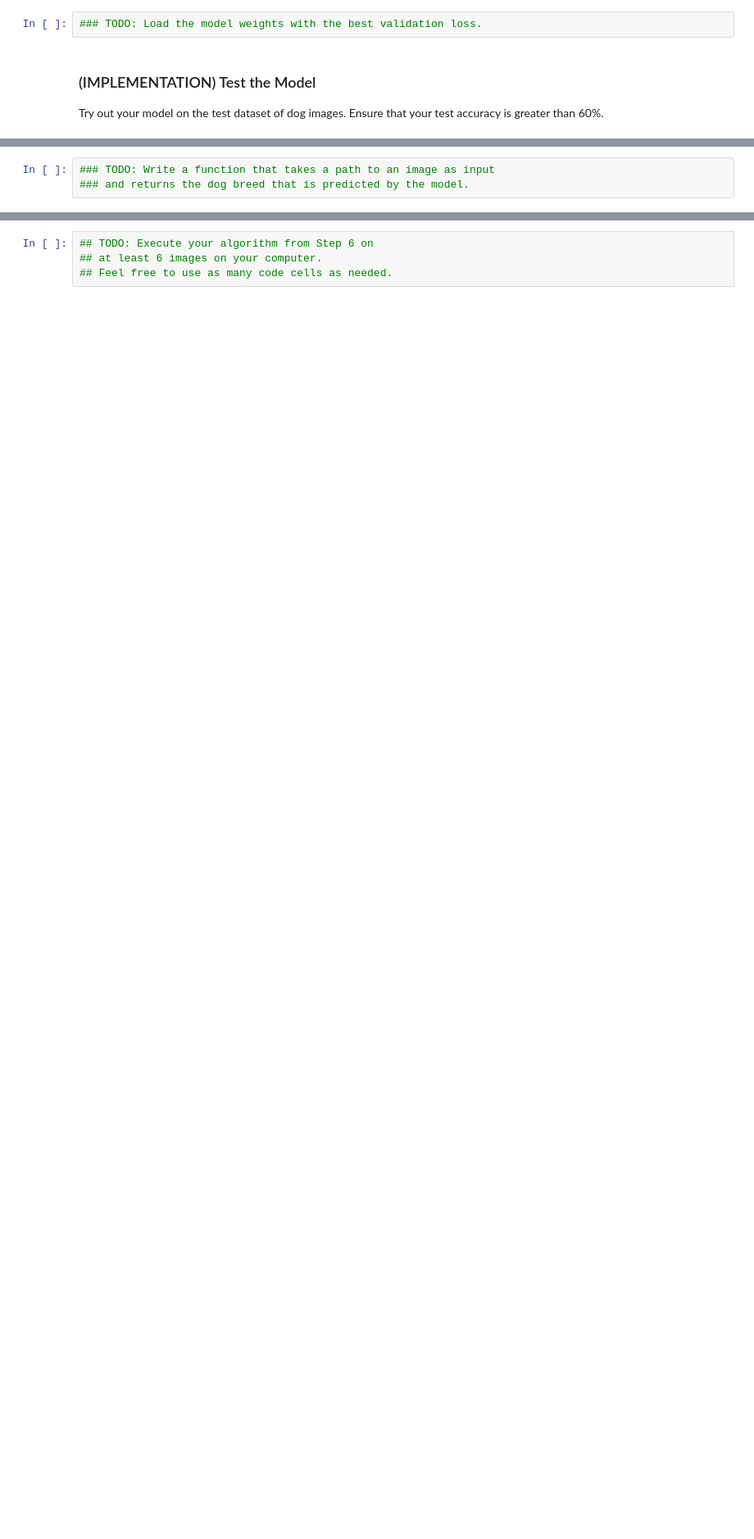
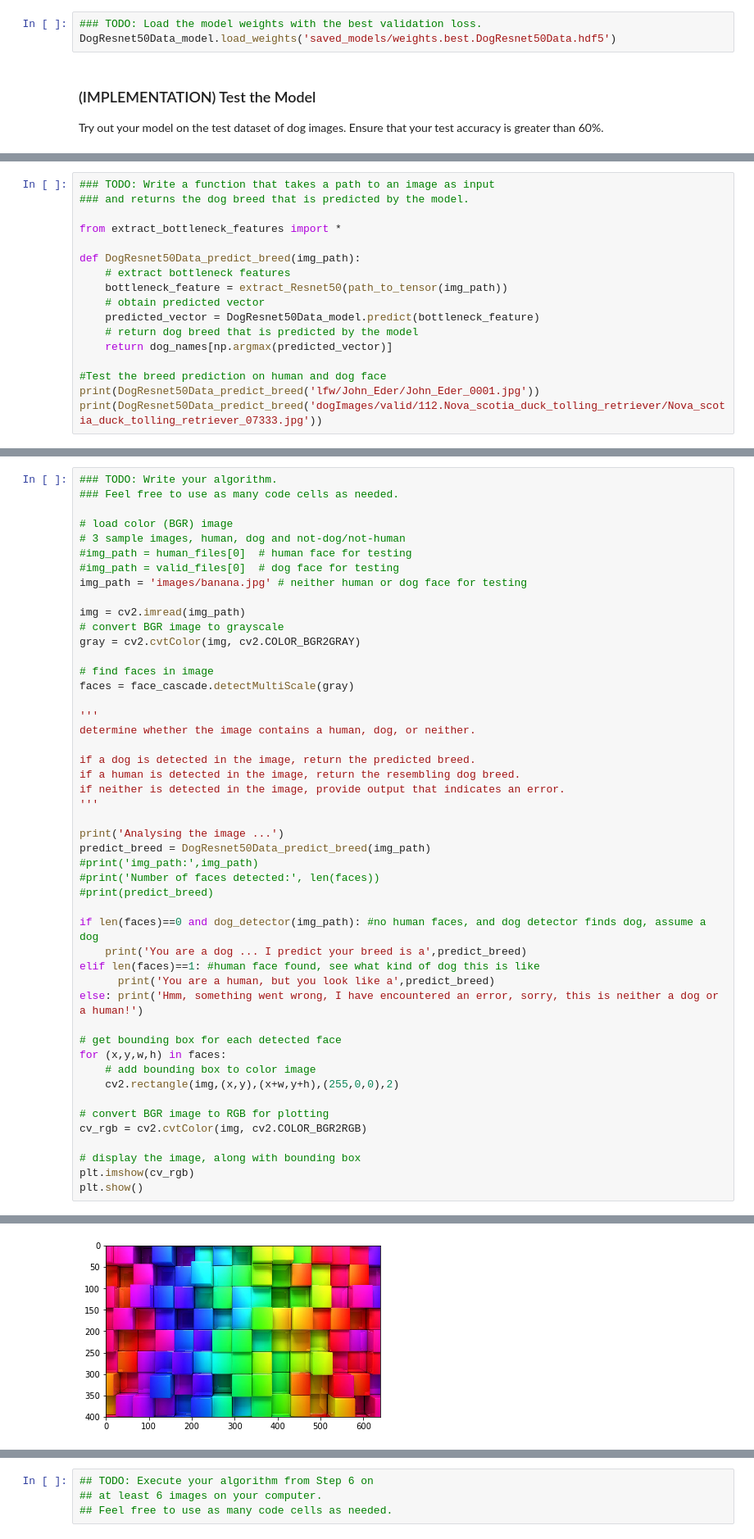
Before and after one commit to Steve--Hunter/dog-project, a Jupyter notebook: dog_app.ipynb, the cells around one changed output, grey strips where cells are left out. Shown at 82% size. Cells and saved outputs as stored; diff of their text form; blank space fills up the shorter version.

```diff
--- a/dog_app.ipynb
+++ b/dog_app.ipynb
@@ -790,6 +805,7 @@ NameError: name 'train_targets' is not defined
 ### (IMPLEMENTATION) Load the Model with the Best Validation Loss
 # %%
 ### TODO: Load the model weights with the best validation loss.
+DogResnet50Data_model.load_weights('saved_models/weights.best.DogResnet50Data.hdf5')
 # %% [markdown]
 ### (IMPLEMENTATION) Test the Model
 
@@ -814,3 +844,17 @@ where `{network}`, in the above filename, should be one of `VGG19`, `Resnet50`,
 # %%
 ### TODO: Write a function that takes a path to an image as input
 ### and returns the dog breed that is predicted by the model.
+
+from extract_bottleneck_features import *
+
+def DogResnet50Data_predict_breed(img_path):
+    # extract bottleneck features
+    bottleneck_feature = extract_Resnet50(path_to_tensor(img_path))
+    # obtain predicted vector
+    predicted_vector = DogResnet50Data_model.predict(bottleneck_feature)
+    # return dog breed that is predicted by the model
+    return dog_names[np.argmax(predicted_vector)]
+
+#Test the breed prediction on human and dog face
+print(DogResnet50Data_predict_breed('lfw/John_Eder/John_Eder_0001.jpg'))
+print(DogResnet50Data_predict_breed('dogImages/valid/112.Nova_scotia_duck_tolling_retriever/Nova_scotia_duck_tolling_retriever_07333.jpg'))
@@ -837,0 +904,49 @@ Some sample output for our algorithm is provided below, but feel free to design
+# %%
+### TODO: Write your algorithm.
+### Feel free to use as many code cells as needed.
+
+# load color (BGR) image
+# 3 sample images, human, dog and not-dog/not-human
+#img_path = human_files[0]  # human face for testing
+#img_path = valid_files[0]  # dog face for testing
+img_path = 'images/banana.jpg' # neither human or dog face for testing
+
+img = cv2.imread(img_path)
+# convert BGR image to grayscale
+gray = cv2.cvtColor(img, cv2.COLOR_BGR2GRAY)
+
+# find faces in image
+faces = face_cascade.detectMultiScale(gray)
+
+'''
+determine whether the image contains a human, dog, or neither.
+
+if a dog is detected in the image, return the predicted breed.
+if a human is detected in the image, return the resembling dog breed.
+if neither is detected in the image, provide output that indicates an error.
+'''
+
+print('Analysing the image ...')
+predict_breed = DogResnet50Data_predict_breed(img_path)
+#print('img_path:',img_path)
+#print('Number of faces detected:', len(faces))
+#print(predict_breed)
+
+if len(faces)==0 and dog_detector(img_path): #no human faces, and dog detector finds dog, assume a dog
+    print('You are a dog ... I predict your breed is a',predict_breed)
+elif len(faces)==1: #human face found, see what kind of dog this is like
+      print('You are a human, but you look like a',predict_breed)
+else: print('Hmm, something went wrong, I have encountered an error, sorry, this is neither a dog or a human!')
+
+# get bounding box for each detected face
+for (x,y,w,h) in faces:
+    # add bounding box to color image
+    cv2.rectangle(img,(x,y),(x+w,y+h),(255,0,0),2)
+
+# convert BGR image to RGB for plotting
+cv_rgb = cv2.cvtColor(img, cv2.COLOR_BGR2RGB)
+
+# display the image, along with bounding box
+plt.imshow(cv_rgb)
+plt.show()
+# %% [output]
@@ -838,3 +955,4 @@ Some sample output for our algorithm is provided below, but feel free to design
+[figure, added]
 # %% [markdown]
 ---
 <a id='step7'></a>
```
Also changed, not shown: parts of 8 cells of this notebook.
